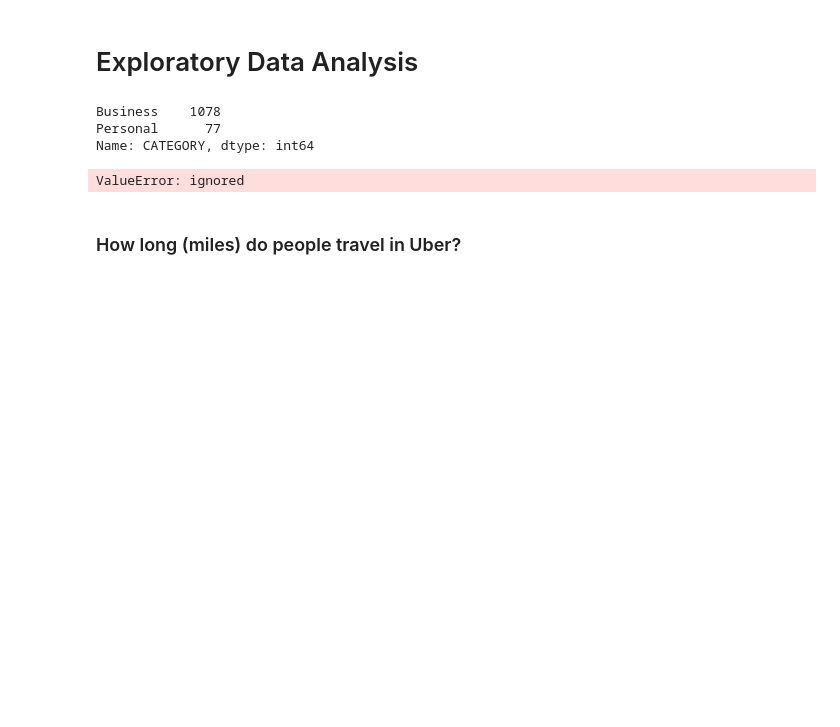
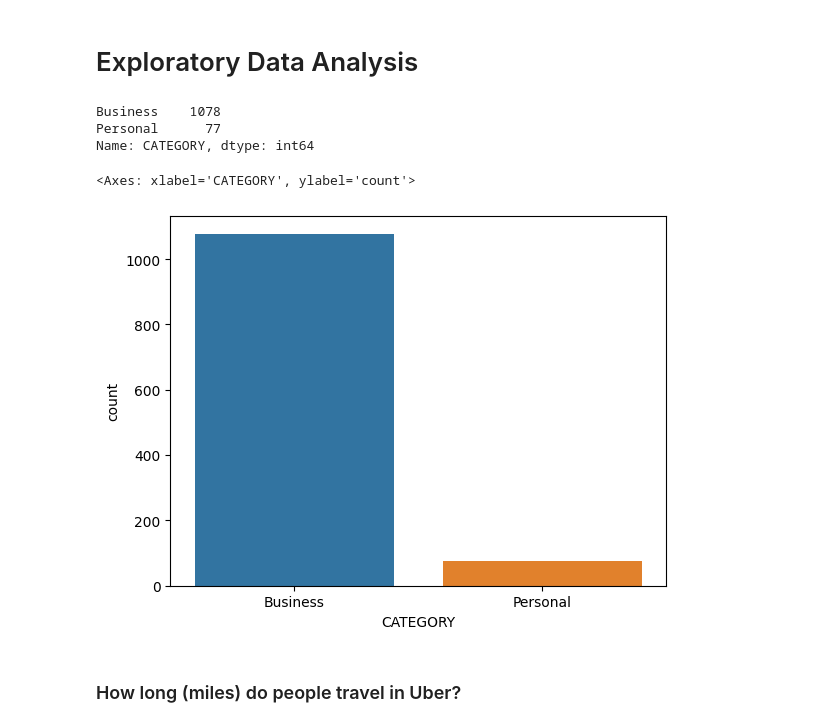
Before and after one commit to aiclub-igdtuw/AIMLMonth2023, a Jupyter notebook: Uber_Data_Analysis_Mansi.ipynb, the cells around one changed output. Drawn from its saved outputs; the diff is of its cells as text; code cells hidden in the pictures; blank space fills up the shorter version.

```diff
--- a/Uber_Data_Analysis_Mansi.ipynb
+++ b/Uber_Data_Analysis_Mansi.ipynb
@@ -252,9 +252,10 @@ Business    1078
 Personal      77
 Name: CATEGORY, dtype: int64
 # %%
-sns.countplot(data['CATEGORY'])
+sns.countplot(data,x='CATEGORY')
 # %% [output]
-ValueError: ignored
+<Axes: xlabel='CATEGORY', ylabel='count'>
+[figure, added]
 # %% [markdown]
 ### How long (miles) do people travel in Uber?
 # %%
```
Also changed, not shown: parts of 12 cells of this notebook.
